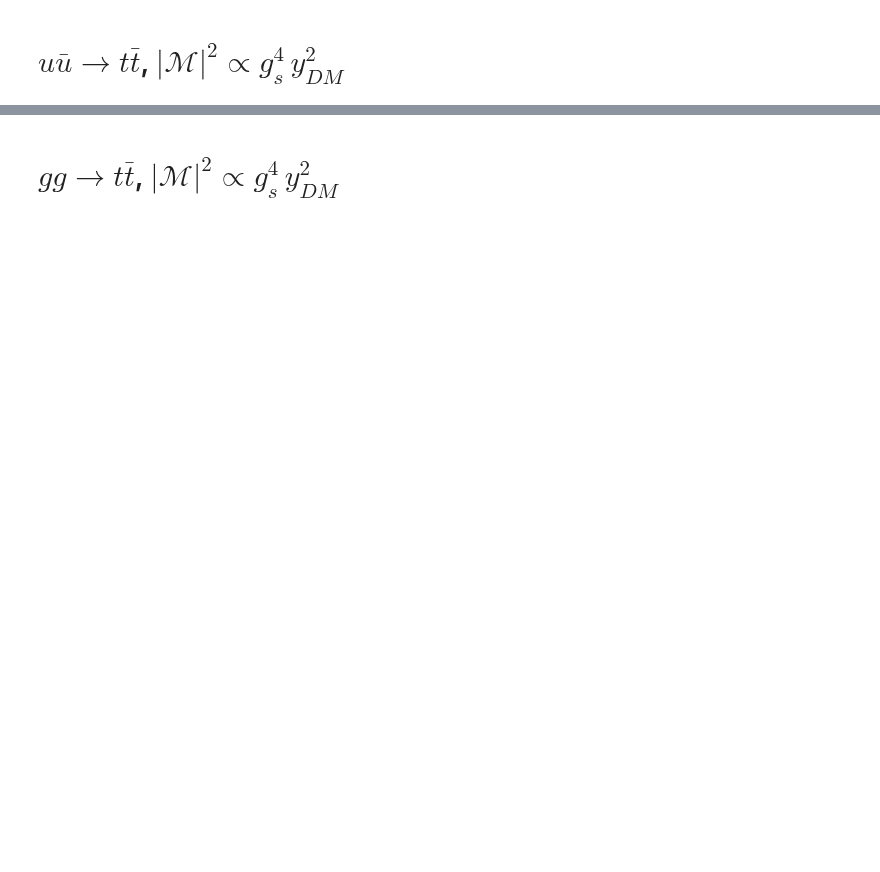
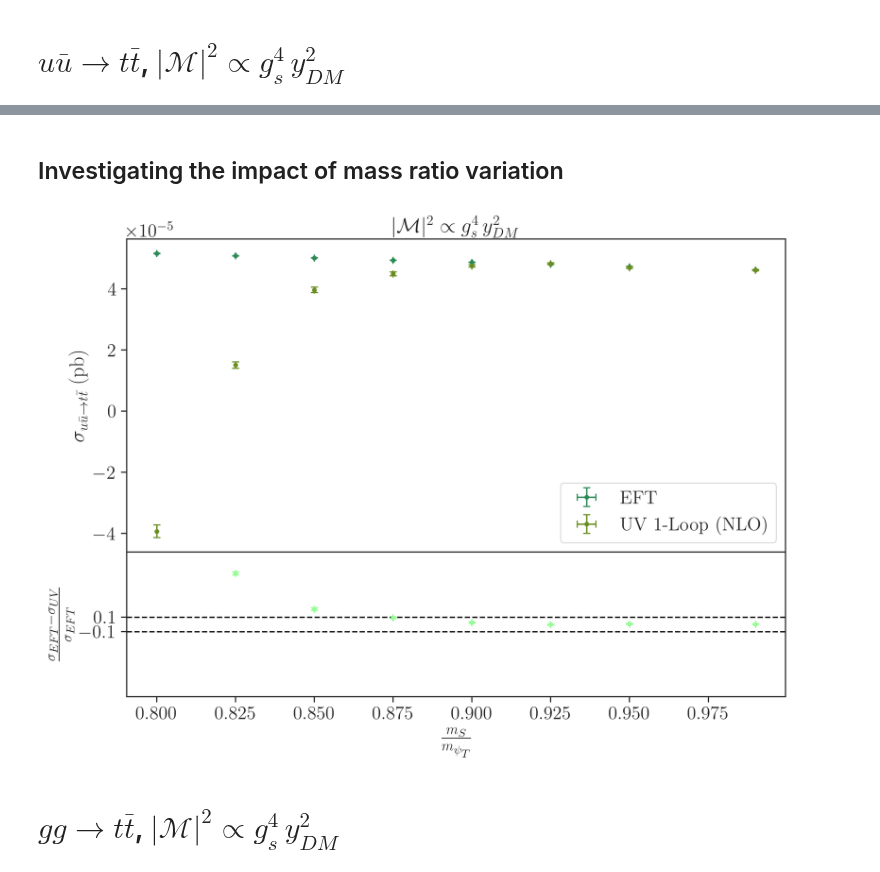
Before and after one commit to viniciusrocca/EFT_ToyModel, a Jupyter notebook: Plots/Validation.ipynb, the cells around one changed output, grey strips where cells are left out. Drawn from its saved outputs; the diff is of its cells as text; code cells hidden in the pictures; blank space fills up the shorter version.

```diff
--- a/Plots/Validation.ipynb
+++ b/Plots/Validation.ipynb
@@ -170,0 +173,2 @@ plt.show()
+# %% [markdown]
+## Investigating the impact of mass ratio variation
@@ -171,2 +185,54 @@ plt.show()
+# %%
+#Getting the points
+pts_u2_eft = []
+err_u2_eft = []
+pts_u2_uv = []
+err_u2_uv = []
+for i,cs in enumerate(eft_u2_cs):
+    pts_u2_eft.append(cs[0])
+    err_u2_eft.append(cs[1])
+    pts_u2_uv.append(uv_u2_cs[i][0])
+    err_u2_uv.append(uv_u2_cs[i][1])
+
+pts_u2_eft = np.array(pts_u2_eft)
+err_u2_eft = np.array(err_u2_eft)
+pts_u2_uv = np.array(pts_u2_uv)
+err_u2_uv = np.array(err_u2_uv)
+# %%
+fig = plt.figure(figsize = [10,7], dpi = 300)
+gs = fig.add_gridspec(2,1, hspace=0, height_ratios=[8, 3.7])
+axs = gs.subplots(sharex=True)
+
+#Gráfico principal
+axs[0].errorbar(m_SDM2/m_psiT2,pts_u2_eft,err_u2_eft, 0, 'o', ms = 3.0, capsize=3,
+                color = 'seagreen', label = 'EFT' )
+axs[0].errorbar(m_SDM2/m_psiT2,pts_u2_uv,err_u2_uv,0, 'o', ms = 3.0, capsize=3,
+                color = 'olivedrab', label = 'UV 1-Loop (NLO)' )
+axs[0].set_ylabel(r'$\sigma_{u\bar{u}\to t\bar{t}}$ (pb)')
+axs[0].legend()
+axs[0].set_title(r'$|\mathcal{M}|^2 \propto g_s^4 \, y_{DM}^2$')
+#axs[0].set_yscale('log')
+
+
+#Gráfico de resíduos
+diff2 = (pts_u2_eft - pts_u2_uv)/pts_u2_eft
+err2 = np.sqrt((err_u2_uv/pts_u2_eft)**2 + (pts_u2_uv/(pts_u2_eft**2)) * err_u2_eft**2)
+axs[1] = plt.subplot(gs[1])
+axs[1].errorbar(m_SDM2/m_psiT2,diff2,err2,0, 'o', ms = 3.0, capsize=3,
+                color = 'palegreen', label = 'EFT - UV 1-Loop' )
+axs[1].axhline(y=0.1, color='k', linestyle='--')
+axs[1].axhline(y=-0.1, color='k', linestyle='--')
+axs[1].set_ylabel(r'$\frac{\sigma_{EFT} - \sigma_{UV}}{\sigma_{EFT}}$')
+axs[1].set_yticks([-0.1,0.1])
+axs[1].set_ylim([-1,1])
+#axs[1].set_yscale('log')
+
+
+plt.xlabel(r'$\frac{m_S}{m_{\psi_T}}$')
+
+
+plt.show()
+# %% [output]
+[figure, added]
 # %% [markdown]
 # $ g g\to t \bar{t}$, $|\mathcal{M}|^2 \propto g_s^4 \, y_{DM}^2$
```
Also changed, not shown: parts of 6 cells of this notebook.
